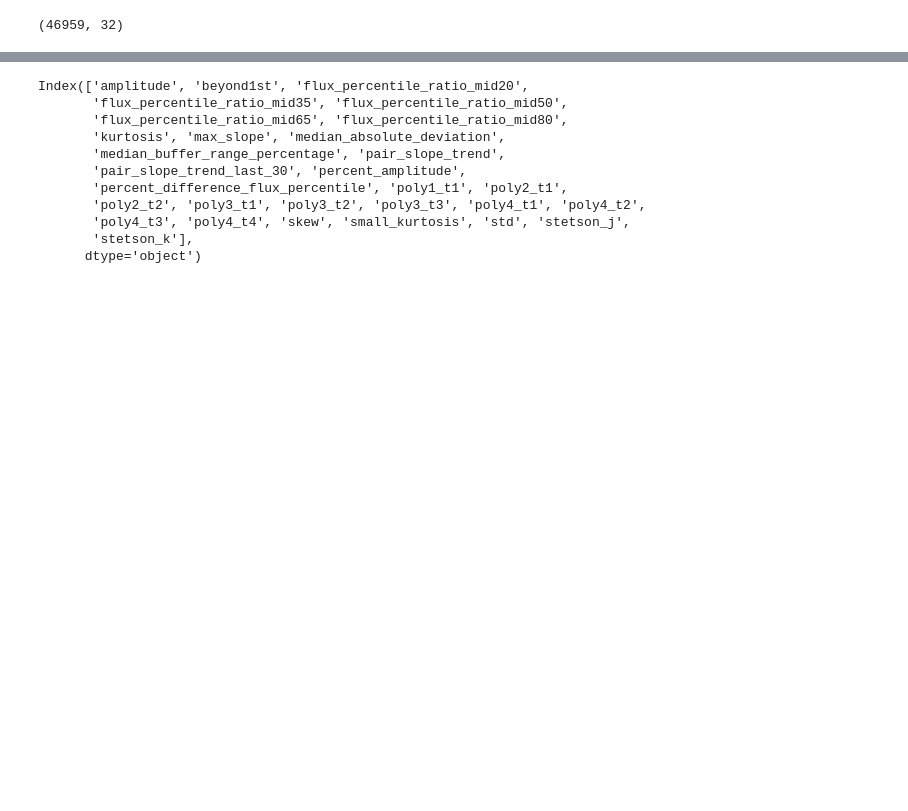
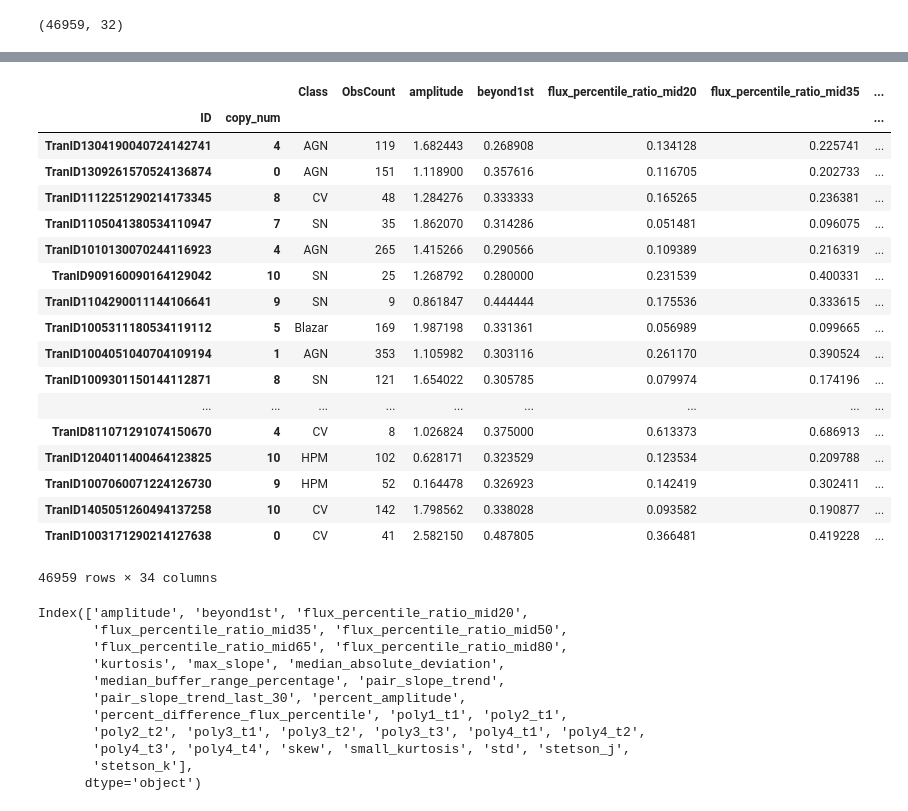
Before and after one commit to mneira10/monInv, a Jupyter notebook: 3.3 Clasiffy with diego.ipynb, the cells around one changed output, grey strips where cells are left out. Saved outputs shown, nothing was run; the diff lists cells and outputs as text; code cells hidden in the pictures; blank space fills up the shorter version.

```diff
--- a/3.3 Clasiffy with diego.ipynb
+++ b/3.3 Clasiffy with diego.ipynb
@@ -48,2 +27,24 @@ diego_t
+# %%
+diego_t.sample(frac=1)
+# %% [output]
+|  |  | Class | ObsCount | amplitude | beyond1st | flux_percentile_ratio_mid20 | flux_percentile_ratio_mid35 | ... |
+| ID | copy_num |  |  |  |  |  |  | ... |
+| TranID1304190040724142741 | 4 | AGN | 119 | 1.682443 | 0.268908 | 0.134128 | 0.225741 | ... |
+| TranID1309261570524136874 | 0 | AGN | 151 | 1.118900 | 0.357616 | 0.116705 | 0.202733 | ... |
+| TranID1112251290214173345 | 8 | CV | 48 | 1.284276 | 0.333333 | 0.165265 | 0.236381 | ... |
+| TranID1105041380534110947 | 7 | SN | 35 | 1.862070 | 0.314286 | 0.051481 | 0.096075 | ... |
+| TranID1010130070244116923 | 4 | AGN | 265 | 1.415266 | 0.290566 | 0.109389 | 0.216319 | ... |
+| TranID909160090164129042 | 10 | SN | 25 | 1.268792 | 0.280000 | 0.231539 | 0.400331 | ... |
+| TranID1104290011144106641 | 9 | SN | 9 | 0.861847 | 0.444444 | 0.175536 | 0.333615 | ... |
+| TranID1005311180534119112 | 5 | Blazar | 169 | 1.987198 | 0.331361 | 0.056989 | 0.099665 | ... |
+| TranID1004051040704109194 | 1 | AGN | 353 | 1.105982 | 0.303116 | 0.261170 | 0.390524 | ... |
+| TranID1009301150144112871 | 8 | SN | 121 | 1.654022 | 0.305785 | 0.079974 | 0.174196 | ... |
+| ... | ... | ... | ... | ... | ... | ... | ... | ... |
+| TranID811071291074150670 | 4 | CV | 8 | 1.026824 | 0.375000 | 0.613373 | 0.686913 | ... |
+| TranID1204011400464123825 | 10 | HPM | 102 | 0.628171 | 0.323529 | 0.123534 | 0.209788 | ... |
+| TranID1007060071224126730 | 9 | HPM | 52 | 0.164478 | 0.326923 | 0.142419 | 0.302411 | ... |
+| TranID1405051260494137258 | 10 | CV | 142 | 1.798562 | 0.338028 | 0.093582 | 0.190877 | ... |
+| TranID1003171290214127638 | 0 | CV | 41 | 2.582150 | 0.487805 | 0.366481 | 0.419228 | ... |
+46959 rows × 34 columns
 # %%
 all_train, all_test= train_test_split(diego_t,test_size = 0.25)
```
Also changed, not shown: parts of 19 cells of this notebook, 2 other files.
